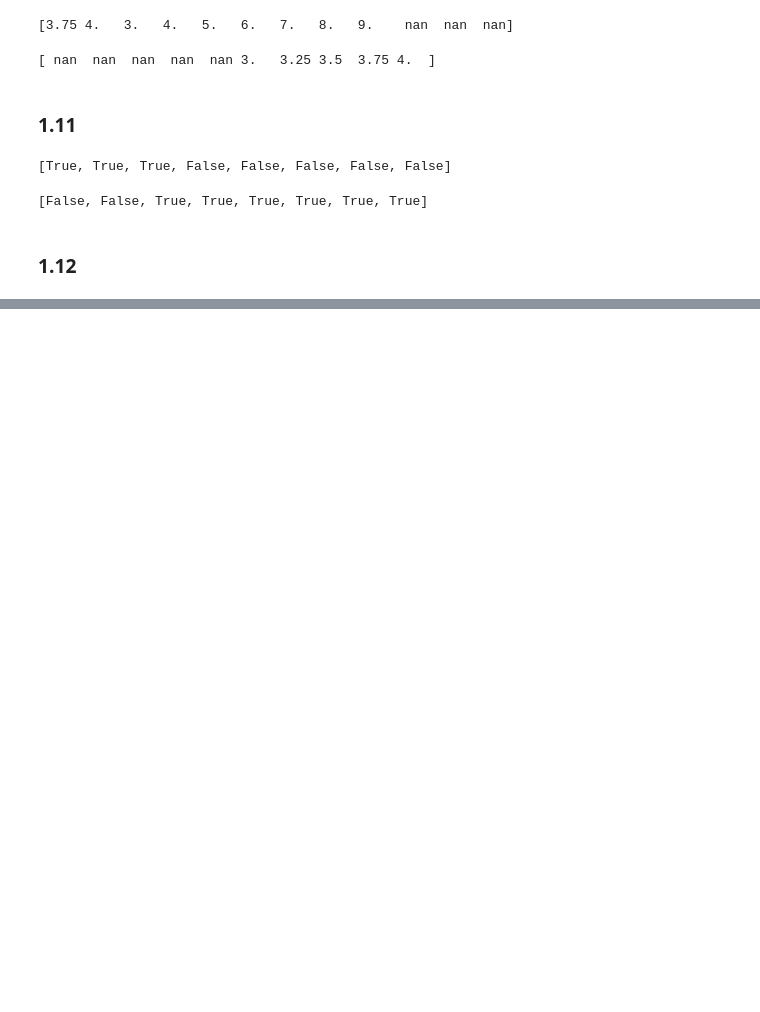
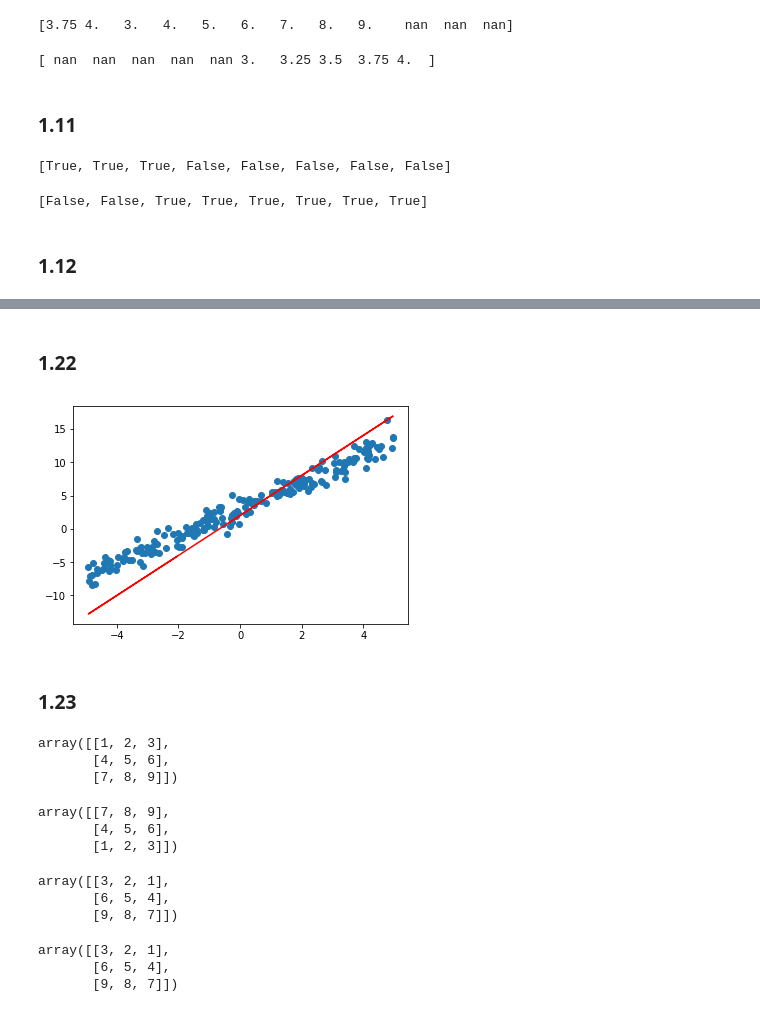
Before and after one commit to kajzer/bootcamp_data_science, a Jupyter notebook: Week_03/exercises_numpy.ipynb, the cells around one changed output, grey strips where cells are left out. Drawn from its saved outputs; the diff is of its cells as text; code cells hidden in the pictures; blank space fills up the shorter version.

```diff
--- a/Week_03/exercises_numpy.ipynb
+++ b/Week_03/exercises_numpy.ipynb
@@ -307,0 +448,49 @@ cumany(np.array([False, False, True, False, True, False, True, True]))
+# %% [markdown]
+### 1.22
+# %%
+x = np.random.uniform(-5,5,200)
+y = 2*x+3+np.random.normal(loc=0, scale=1, size=200)
+# %%
+def my_reg(x,y):
+    mean_x = np.mean(x)
+    mean_y = np.mean(y)
+    a = np.sum((x-mean_x)*(y-mean_y))/np.sum((x-mean_x)**2)
+    b = mean_y - a*mean_x
+    return a,b
+# %%
+my_reg_answ = my_reg(x,y)
+# %%
+y_estimate = my_reg_answ[0] + my_reg_answ[1]*x
+# %%
+plt.plot(x,y,'o')
+plt.plot(x,y_estimate, 'r')
+plt.show()
+# %% [output]
+[figure, added]
+# %% [markdown]
+### 1.23
+# %%
+A = np.array([[1,2,3], [4,5,6], [7,8,9]])
+A
+# %% [output]
+array([[1, 2, 3],
+       [4, 5, 6],
+       [7, 8, 9]])
+# %%
+A[::-1]
+# %% [output]
+array([[7, 8, 9],
+       [4, 5, 6],
+       [1, 2, 3]])
+# %%
+np.flip(A,axis=1)
+# %% [output]
+array([[3, 2, 1],
+       [6, 5, 4],
+       [9, 8, 7]])
+# %%
+A[:,::-1]
+# %% [output]
+array([[3, 2, 1],
+       [6, 5, 4],
+       [9, 8, 7]])
```
Also changed, not shown: parts of 47 cells of this notebook, 3 other files.
